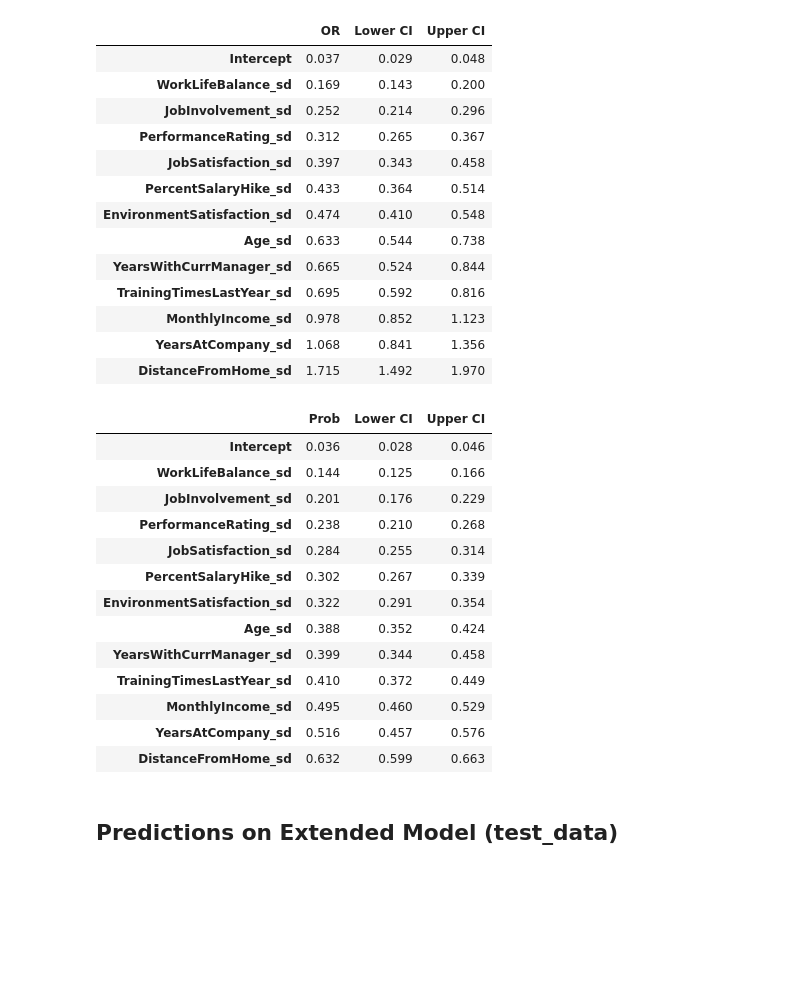
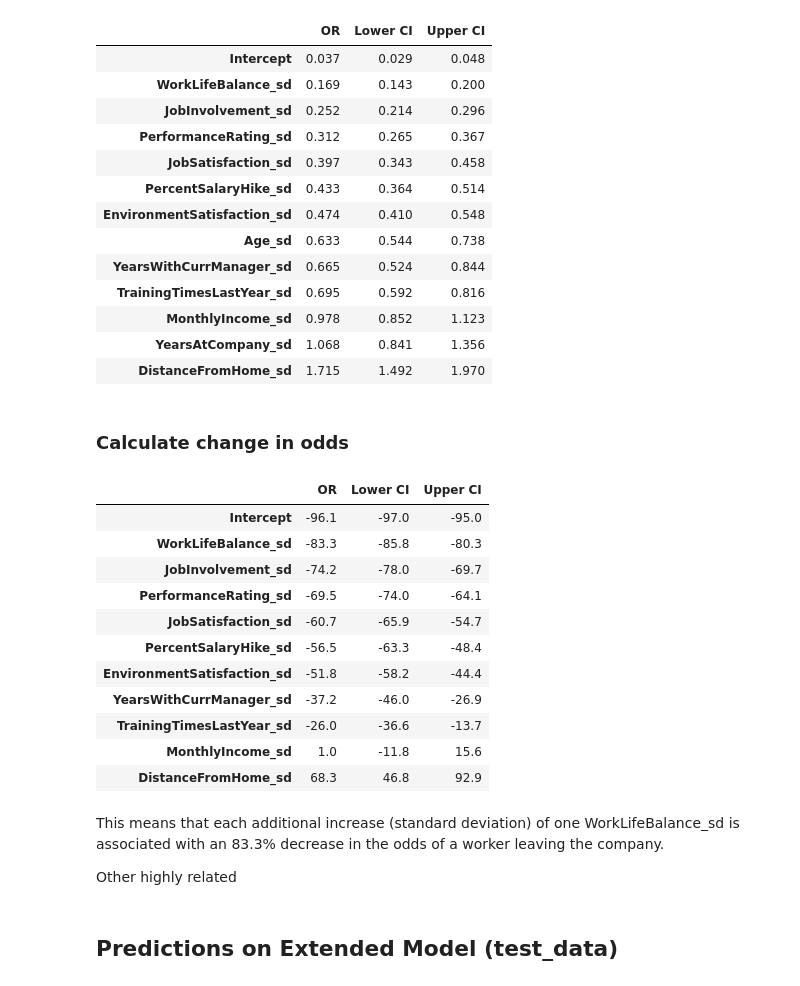
Before and after one commit to clmangham/acme_aroma, a Jupyter notebook: notebooks/4_extended_modeling.ipynb, the cells around one changed output. Drawn from its saved outputs; the diff is of its cells as text; code cells hidden in the pictures; blank space fills up the shorter version.

```diff
--- a/notebooks/4_extended_modeling.ipynb
+++ b/notebooks/4_extended_modeling.ipynb
@@ -362,20 +362,24 @@ get_OR(log_reg_ext)
 | MonthlyIncome_sd | 0.978 | 0.852 | 1.123 |
 | YearsAtCompany_sd | 1.068 | 0.841 | 1.356 |
 | DistanceFromHome_sd | 1.715 | 1.492 | 1.970 |
-# %%
-get_prob(log_reg_ext)
-# %% [output]
-|  | Prob | Lower CI | Upper CI |
-| Intercept | 0.036 | 0.028 | 0.046 |
-| WorkLifeBalance_sd | 0.144 | 0.125 | 0.166 |
-| JobInvolvement_sd | 0.201 | 0.176 | 0.229 |
-| PerformanceRating_sd | 0.238 | 0.210 | 0.268 |
-| JobSatisfaction_sd | 0.284 | 0.255 | 0.314 |
-| PercentSalaryHike_sd | 0.302 | 0.267 | 0.339 |
-| EnvironmentSatisfaction_sd | 0.322 | 0.291 | 0.354 |
-| Age_sd | 0.388 | 0.352 | 0.424 |
-| YearsWithCurrManager_sd | 0.399 | 0.344 | 0.458 |
-| TrainingTimesLastYear_sd | 0.410 | 0.372 | 0.449 |
-| MonthlyIncome_sd | 0.495 | 0.460 | 0.529 |
-| YearsAtCompany_sd | 0.516 | 0.457 | 0.576 |
-| DistanceFromHome_sd | 0.632 | 0.599 | 0.663 |
+# %% [markdown]
+### Calculate change in odds
+# %%
+(get_OR(log_reg_ext) - 1) * 100
+# %% [output]
+|  | OR | Lower CI | Upper CI |
+| Intercept | -96.1 | -97.0 | -95.0 |
+| WorkLifeBalance_sd | -83.3 | -85.8 | -80.3 |
+| JobInvolvement_sd | -74.2 | -78.0 | -69.7 |
+| PerformanceRating_sd | -69.5 | -74.0 | -64.1 |
+| JobSatisfaction_sd | -60.7 | -65.9 | -54.7 |
+| PercentSalaryHike_sd | -56.5 | -63.3 | -48.4 |
+| EnvironmentSatisfaction_sd | -51.8 | -58.2 | -44.4 |
+| YearsWithCurrManager_sd | -37.2 | -46.0 | -26.9 |
+| TrainingTimesLastYear_sd | -26.0 | -36.6 | -13.7 |
+| MonthlyIncome_sd | 1.0 | -11.8 | 15.6 |
+| DistanceFromHome_sd | 68.3 | 46.8 | 92.9 |
+# %% [markdown]
+This means that each additional increase (standard deviation) of one WorkLifeBalance_sd is associated with an 83.3% decrease in the odds of a worker leaving the company.
+
+Other highly related
```
Also changed, not shown: parts of 13 cells of this notebook.
